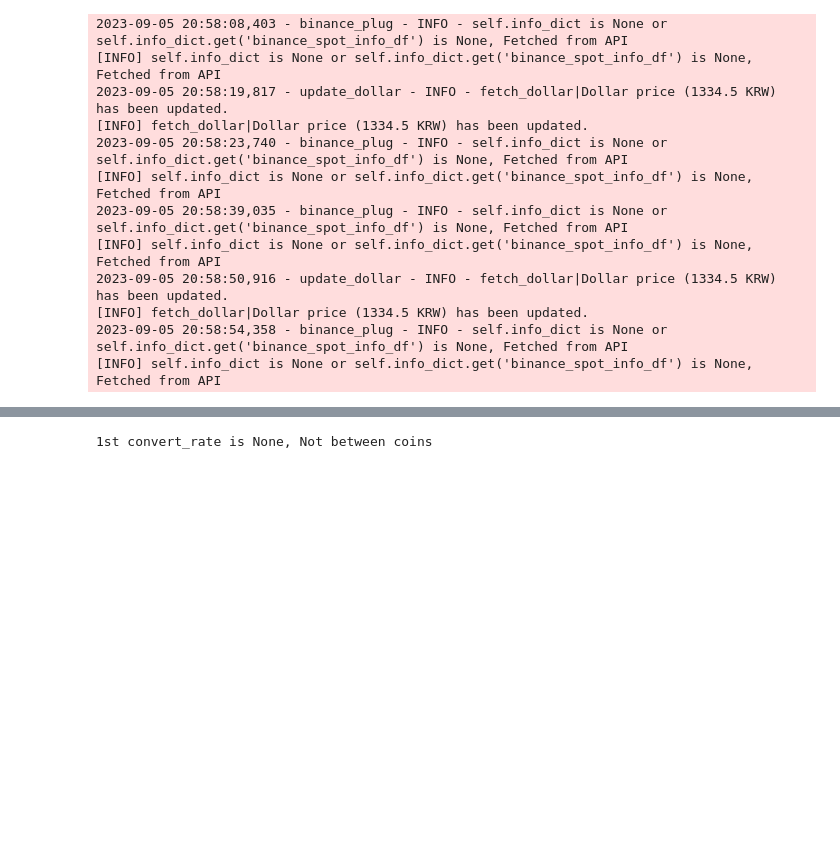
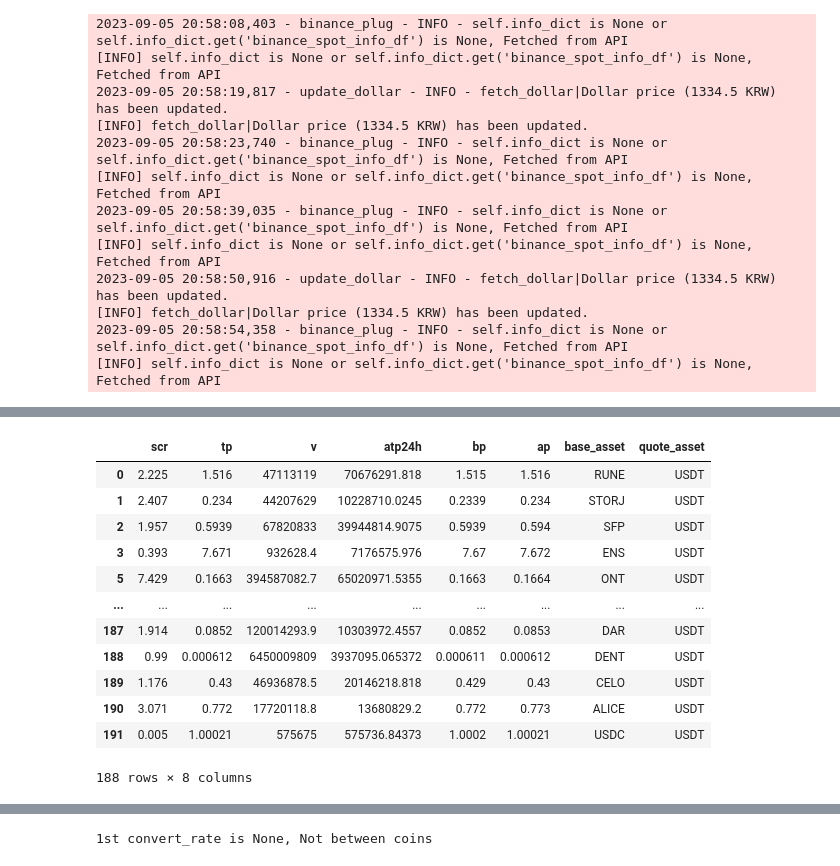
Before and after one commit to charlie115/act, a Jupyter notebook: test_kimp_bot_core.ipynb, the cells around one changed output, grey strips where cells are left out. Saved outputs shown, nothing was run; the diff lists cells and outputs as text; code cells hidden in the pictures; blank space fills up the shorter version.

```diff
--- a/test_kimp_bot_core.ipynb
+++ b/test_kimp_bot_core.ipynb
@@ -290,0 +355,21 @@ market_two_df.head()
+# %%
+origin_market_df = core.exchange_websocket_dict[origin_market].get_price_df()
+origin_market_df = origin_market_df[origin_market_df['quote_asset'] == quote_asset_one]
+target_market_df = core.exchange_websocket_dict[target_market].get_price_df()
+target_market_df = target_market_df[target_market_df['quote_asset'] == quote_asset_two]
+# %%
+origin_market_df
+# %% [output]
+|  | scr | tp | v | atp24h | bp | ap | base_asset | quote_asset |
+| 0 | 2.225 | 1.516 | 47113119 | 70676291.818 | 1.515 | 1.516 | RUNE | USDT |
+| 1 | 2.407 | 0.234 | 44207629 | 10228710.0245 | 0.2339 | 0.234 | STORJ | USDT |
+| 2 | 1.957 | 0.5939 | 67820833 | 39944814.9075 | 0.5939 | 0.594 | SFP | USDT |
+| 3 | 0.393 | 7.671 | 932628.4 | 7176575.976 | 7.67 | 7.672 | ENS | USDT |
+| 5 | 7.429 | 0.1663 | 394587082.7 | 65020971.5355 | 0.1663 | 0.1664 | ONT | USDT |
+| ... | ... | ... | ... | ... | ... | ... | ... | ... |
+| 187 | 1.914 | 0.0852 | 120014293.9 | 10303972.4557 | 0.0852 | 0.0853 | DAR | USDT |
+| 188 | 0.99 | 0.000612 | 6450009809 | 3937095.065372 | 0.000611 | 0.000612 | DENT | USDT |
+| 189 | 1.176 | 0.43 | 46936878.5 | 20146218.818 | 0.429 | 0.43 | CELO | USDT |
+| 190 | 3.071 | 0.772 | 17720118.8 | 13680829.2 | 0.772 | 0.773 | ALICE | USDT |
+| 191 | 0.005 | 1.00021 | 575675 | 575736.84373 | 1.0002 | 1.00021 | USDC | USDT |
+188 rows × 8 columns
```
Also changed, not shown: parts of 12 cells of this notebook, 5 other files.
